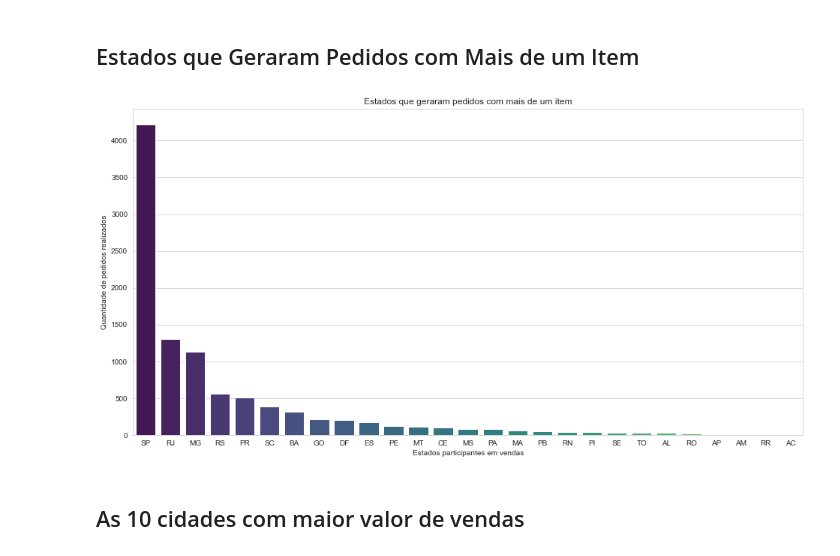
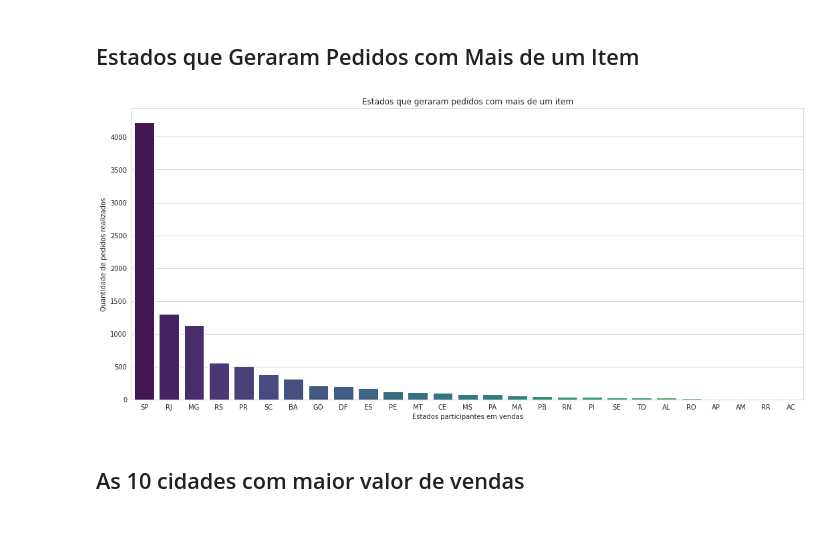
Before and after one commit to itimes-digital/olist_analise, a Jupyter notebook: olist_analise_de_negocio.ipynb, the cells around one changed output. Cells and saved outputs as stored; diff of their text form; code cells hidden in the pictures; blank space fills up the shorter version.

```diff
--- a/olist_analise_de_negocio.ipynb
+++ b/olist_analise_de_negocio.ipynb
@@ -968,21 +942,21 @@ Name: order_id, dtype: int64
 # %%
 sns.set_style("whitegrid")
 
-plt.figure(figsize=(16,8))
+plt.figure(figsize=(18,8))
 plt.title("Estados que geraram pedidos com mais de um item")
 
 ds_cliente_pedido = ds_cliente_pedido.sort_values(ascending=False)
 sns.barplot(x=ds_cliente_pedido.index,
             y=ds_cliente_pedido.values,
             palette=sns.color_palette("viridis", n_colors=len(ds_cliente_pedido) + 3)).set(
     xlabel='Estados participantes em vendas',
     ylabel='Quantidade de pedidos realizados'
 )
 locs, labels = plt.xticks()
 plt.setp(labels, rotation=0, horizontalalignment='center')
 plt.show()
 # %% [output]
-[figure, old version]
+[figure, new version]
 # %% [markdown]
 ## As 10 cidades com maior valor de vendas
 # %%
```
Also changed, not shown: parts of 71 cells of this notebook.
